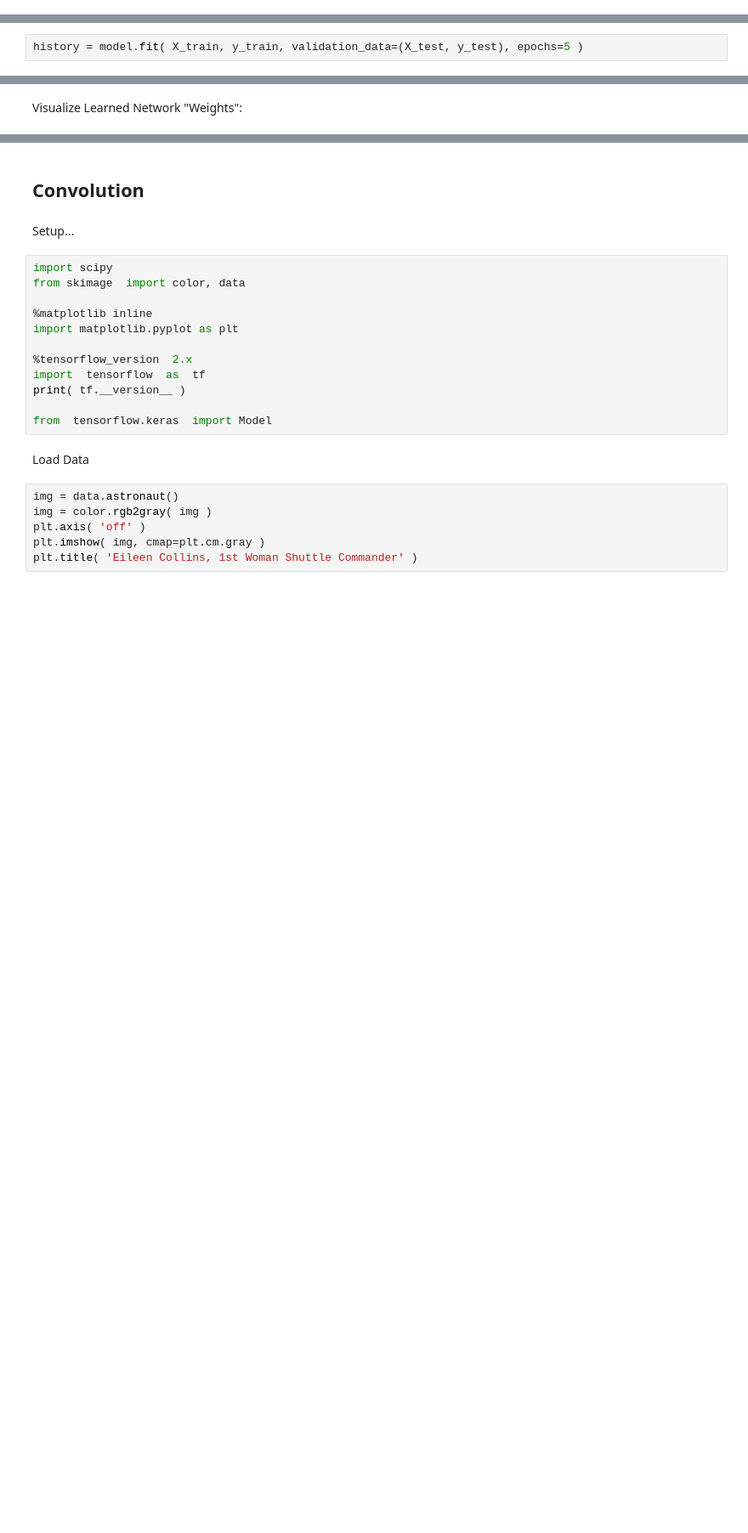
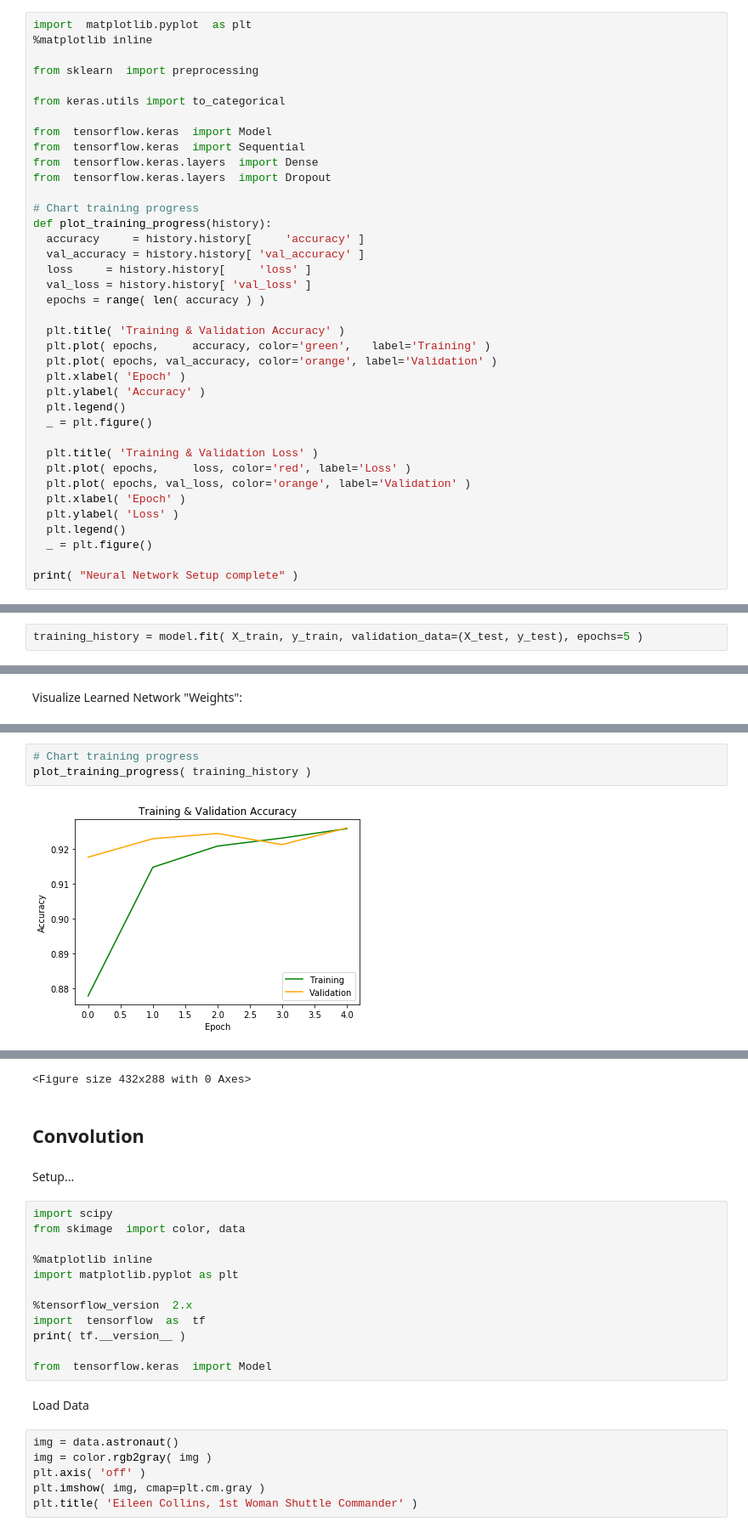
Before and after one commit to steve-burman/machine-learning-intro, a Jupyter notebook: TensorFlow_SXB.ipynb, the cells around one changed output, grey strips where cells are left out. Shown at 85% size. Cells and saved outputs as stored; diff of their text form; blank space fills up the shorter version.

```diff
--- a/TensorFlow_SXB.ipynb
+++ b/TensorFlow_SXB.ipynb
@@ -218,0 +186,38 @@ Using TensorFlow backend.
+# %%
+import  matplotlib.pyplot  as plt
+%matplotlib inline
+
+from sklearn  import preprocessing
+
+from keras.utils import to_categorical
+
+from  tensorflow.keras  import Model
+from  tensorflow.keras  import Sequential
+from  tensorflow.keras.layers  import Dense
+from  tensorflow.keras.layers  import Dropout
+
+# Chart training progress
+def plot_training_progress(history):
+  accuracy     = history.history[     'accuracy' ]
+  val_accuracy = history.history[ 'val_accuracy' ]
+  loss     = history.history[     'loss' ]
+  val_loss = history.history[ 'val_loss' ]
+  epochs = range( len( accuracy ) )
+
+  plt.title( 'Training & Validation Accuracy' )
+  plt.plot( epochs,     accuracy, color='green',   label='Training' )
+  plt.plot( epochs, val_accuracy, color='orange', label='Validation' )
+  plt.xlabel( 'Epoch' )
+  plt.ylabel( 'Accuracy' )
+  plt.legend()
+  _ = plt.figure()
+
+  plt.title( 'Training & Validation Loss' )
+  plt.plot( epochs,     loss, color='red', label='Loss' )
+  plt.plot( epochs, val_loss, color='orange', label='Validation' )
+  plt.xlabel( 'Epoch' )
+  plt.ylabel( 'Loss' )
+  plt.legend()
+  _ = plt.figure()
+
+print( "Neural Network Setup complete" )
@@ -312,4 +292,4 @@ tf.keras.utils.plot_model( model, 'skip_connection.png', show_shapes=True )
 # %% [markdown]
 Train & evaluate model:
 # %%
-history = model.fit( X_train, y_train, validation_data=(X_test, y_test), epochs=5 )
+training_history = model.fit( X_train, y_train, validation_data=(X_test, y_test), epochs=5 )
@@ -378,0 +363,5 @@ plt.show()
+# %%
+# Chart training progress
+plot_training_progress( training_history )
+# %% [output]
+[figure, added]
@@ -379,3 +369,4 @@ plt.show()
+<Figure size 432x288 with 0 Axes>
 # %% [markdown]
 ## Convolution
 # %% [markdown]
```
Also changed, not shown: parts of 46 cells of this notebook.
